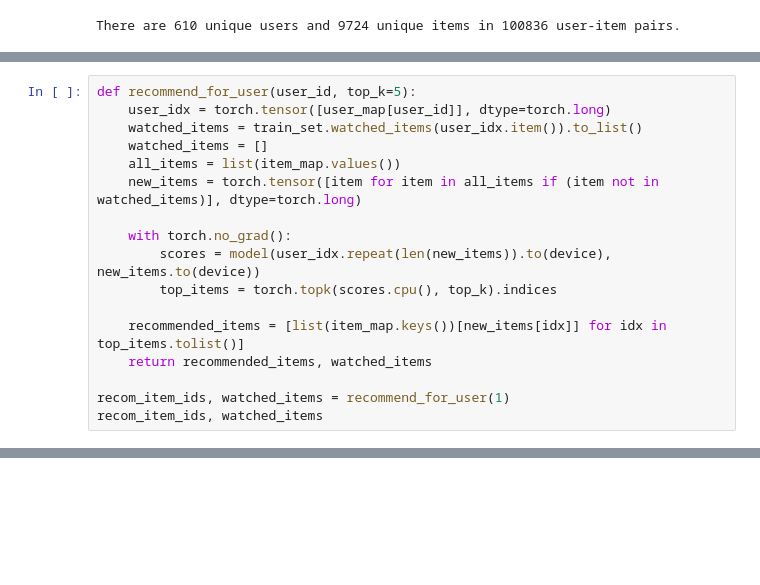
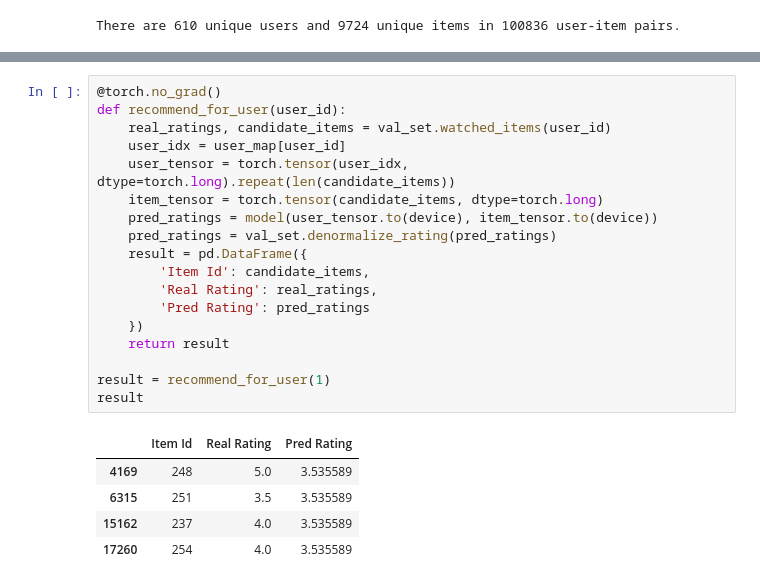
Before and after one commit to fraxea/Linear-Algebra-FALL2024-Assignment-2, a Jupyter notebook: Recommendation Systems/draft.ipynb, the cells around one changed output, grey strips where cells are left out. Drawn from its saved outputs; the diff is of its cells as text; blank space fills up the shorter version.

```diff
--- a/Recommendation Systems/draft.ipynb
+++ b/Recommendation Systems/draft.ipynb
@@ -151,17 +112,0 @@ Test Loss: 1.1929
-# %%
-def recommend_for_user(user_id, top_k=5):
-    user_idx = torch.tensor([user_map[user_id]], dtype=torch.long)
-    watched_items = train_set.watched_items(user_idx.item()).to_list()
-    watched_items = []
-    all_items = list(item_map.values())
-    new_items = torch.tensor([item for item in all_items if (item not in watched_items)], dtype=torch.long)
-
-    with torch.no_grad():
-        scores = model(user_idx.repeat(len(new_items)).to(device), new_items.to(device))
-        top_items = torch.topk(scores.cpu(), top_k).indices
-
-    recommended_items = [list(item_map.keys())[new_items[idx]] for idx in top_items.tolist()]
-    return recommended_items, watched_items
-
-recom_item_ids, watched_items = recommend_for_user(1)
-recom_item_ids, watched_items
@@ -195,0 +241,24 @@ movie_names[movie_names['movieId'].isin(recom_item_ids)]
+# %%
+@torch.no_grad()
+def recommend_for_user(user_id):
+    real_ratings, candidate_items = val_set.watched_items(user_id)
+    user_idx = user_map[user_id]
+    user_tensor = torch.tensor(user_idx, dtype=torch.long).repeat(len(candidate_items))
+    item_tensor = torch.tensor(candidate_items, dtype=torch.long)
+    pred_ratings = model(user_tensor.to(device), item_tensor.to(device))
+    pred_ratings = val_set.denormalize_rating(pred_ratings)
+    result = pd.DataFrame({
+        'Item Id': candidate_items,
+        'Real Rating': real_ratings,
+        'Pred Rating': pred_ratings
+    })
+    return result
+
+result = recommend_for_user(1)
+result
+# %% [output]
+|  | Item Id | Real Rating | Pred Rating |
+| 4169 | 248 | 5.0 | 3.535589 |
+| 6315 | 251 | 3.5 | 3.535589 |
+| 15162 | 237 | 4.0 | 3.535589 |
+| 17260 | 254 | 4.0 | 3.535589 |
```
Also changed, not shown: parts of 16 cells of this notebook, 3 other files.
